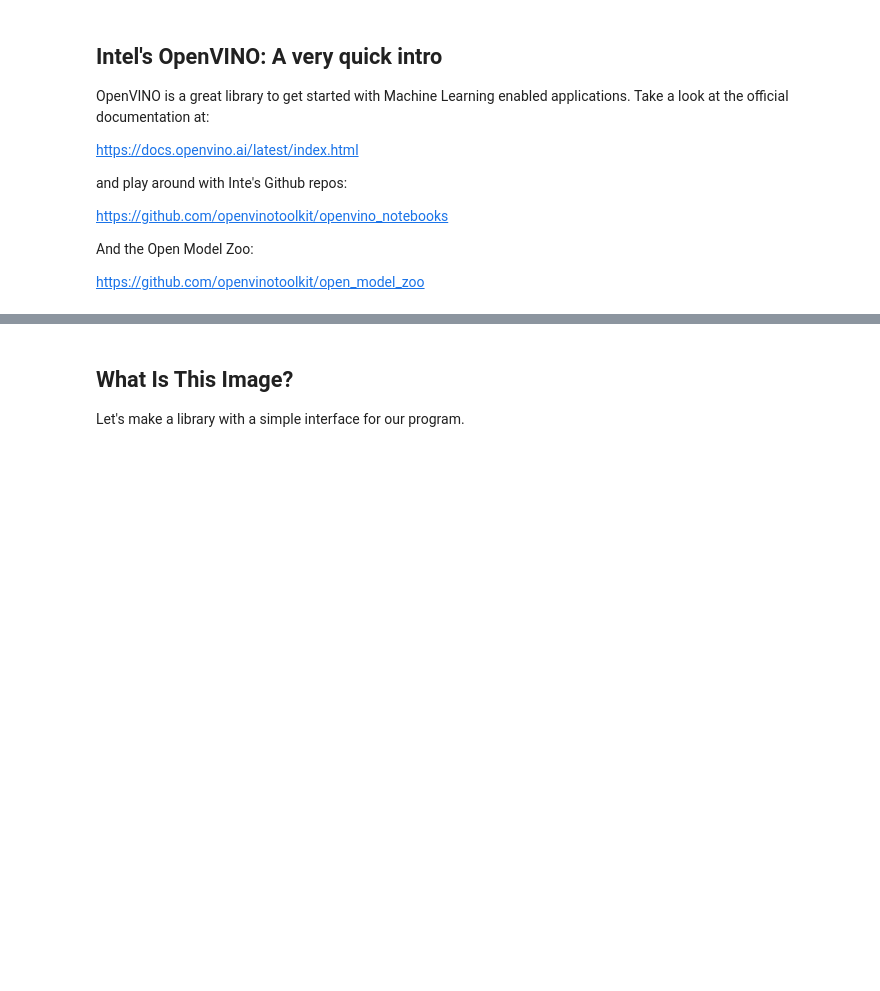
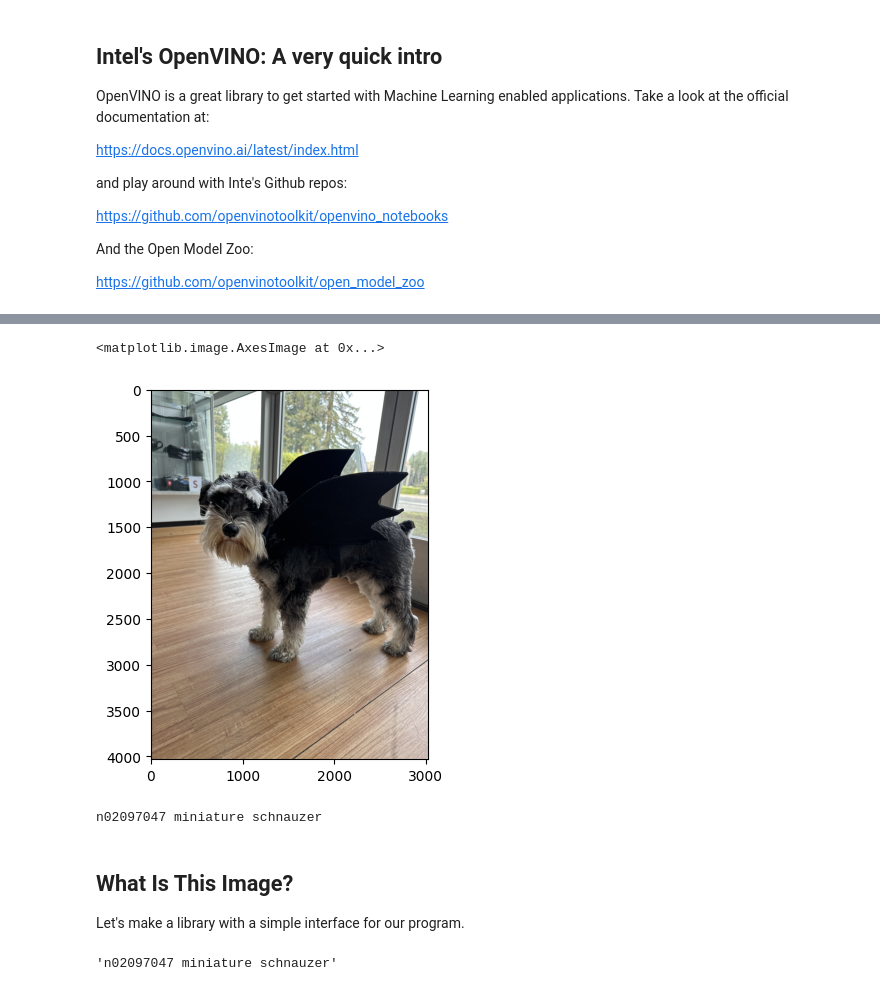
Before and after one commit to cheperuiz/hackerdojo-pythonistas, a Jupyter notebook: session_2/Session_2.ipynb, the cells around one changed output, grey strips where cells are left out. Cells and saved outputs as stored; diff of their text form; code cells hidden in the pictures; blank space fills up the shorter version.

```diff
--- a/session_2/Session_2.ipynb
+++ b/session_2/Session_2.ipynb
@@ -295,3 +396,29 @@ https://github.com/openvinotoolkit/open_model_zoo
+# %%
+# The MobileNet model expects images in RGB format.
+image = cv2.cvtColor(cv2.imread(filename="./assets/toshi_bat.jpg"), code=cv2.COLOR_BGR2RGB)
+
+# Resize to MobileNet image shape.
+input_image = cv2.resize(src=image, dsize=(224, 224))
+
+# Reshape to model input shape.
+input_image = np.expand_dims(input_image, 0)
+plt.imshow(image)
+# %% [output]
+<matplotlib.image.AxesImage at 0x...>
+[figure, added]
+# %%
+result_infer = compiled_model([input_image])[output_layer]
+result_index = np.argmax(result_infer)
+# Convert the inference result to a class name.
+imagenet_classes = open("./model/imagenet_2012.txt").read().splitlines()
+
+# The model description states that for this model, class 0 is a background.
+# Therefore, a background must be added at the beginning of imagenet_classes.
+imagenet_classes = ['background'] + imagenet_classes
+
+print(imagenet_classes[result_index])
+# %% [output]
+n02097047 miniature schnauzer
 # %% [markdown]
 ## What Is This Image?
 Let's make a library with a simple interface for our program.
@@ -297,0 +429,4 @@ Let's make a library with a simple interface for our program.
+# %%
+w.predict("./assets/toshi_bat.JPG")
+# %% [output]
+'n02097047 miniature schnauzer'
```
Also changed, not shown: parts of 10 cells of this notebook, 4 other files.
